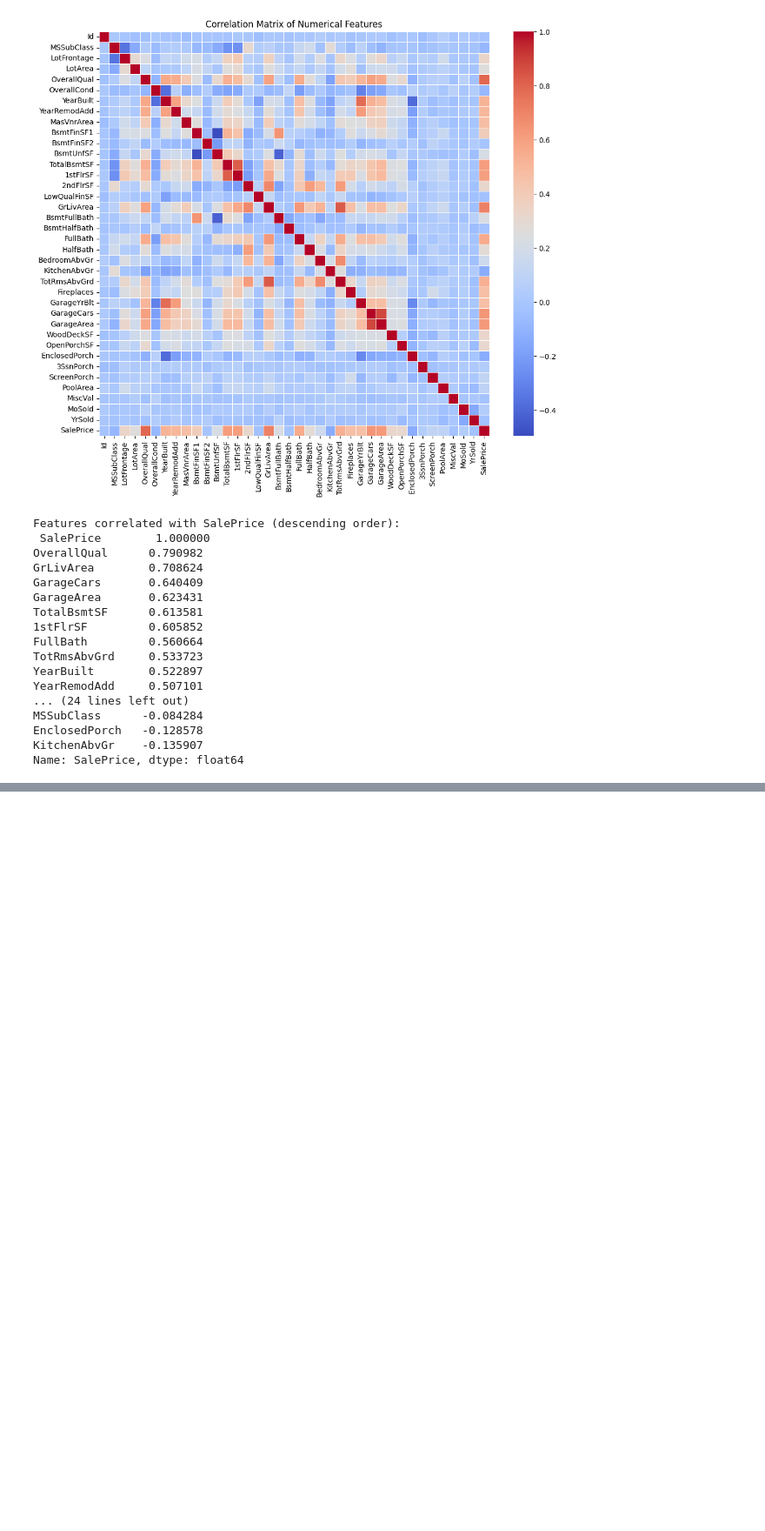
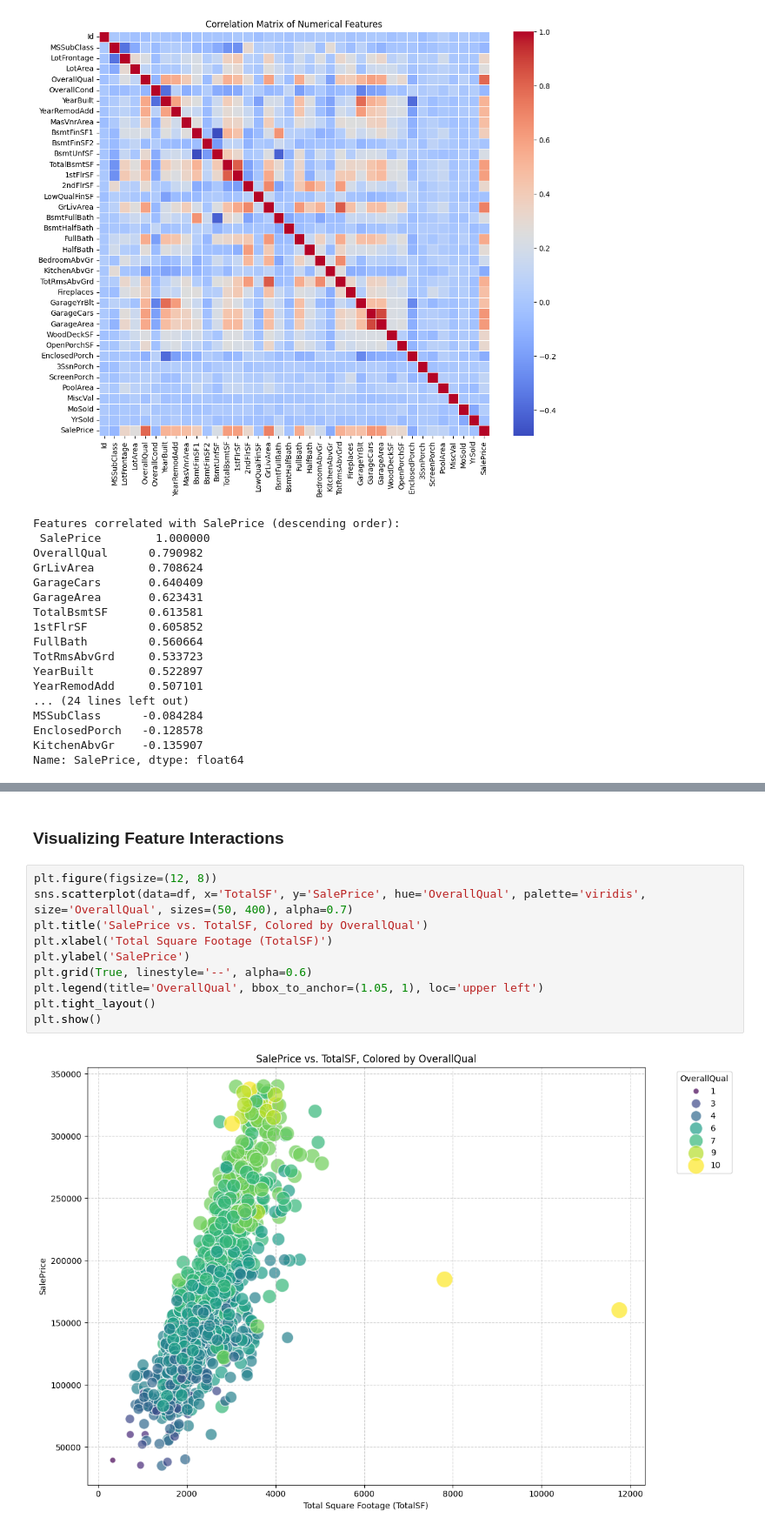
Before and after one commit to Jawntae/neetcode-submissions, a Jupyter notebook: Midterm.ipynb, the cells around one changed output, grey strips where cells are left out. Shown at 87% size. Drawn from its saved outputs; the diff is of its cells as text; blank space fills up the shorter version.

```diff
--- a/Midterm.ipynb
+++ b/Midterm.ipynb
@@ -283,0 +373,14 @@ R2: 0.6858424586378572
+# %% [markdown]
+### Visualizing Feature Interactions
+# %%
+plt.figure(figsize=(12, 8))
+sns.scatterplot(data=df, x='TotalSF', y='SalePrice', hue='OverallQual', palette='viridis', size='OverallQual', sizes=(50, 400), alpha=0.7)
+plt.title('SalePrice vs. TotalSF, Colored by OverallQual')
+plt.xlabel('Total Square Footage (TotalSF)')
+plt.ylabel('SalePrice')
+plt.grid(True, linestyle='--', alpha=0.6)
+plt.legend(title='OverallQual', bbox_to_anchor=(1.05, 1), loc='upper left')
+plt.tight_layout()
+plt.show()
+# %% [output]
+[figure, added]
```
Also changed, not shown: parts of 27 cells of this notebook.
